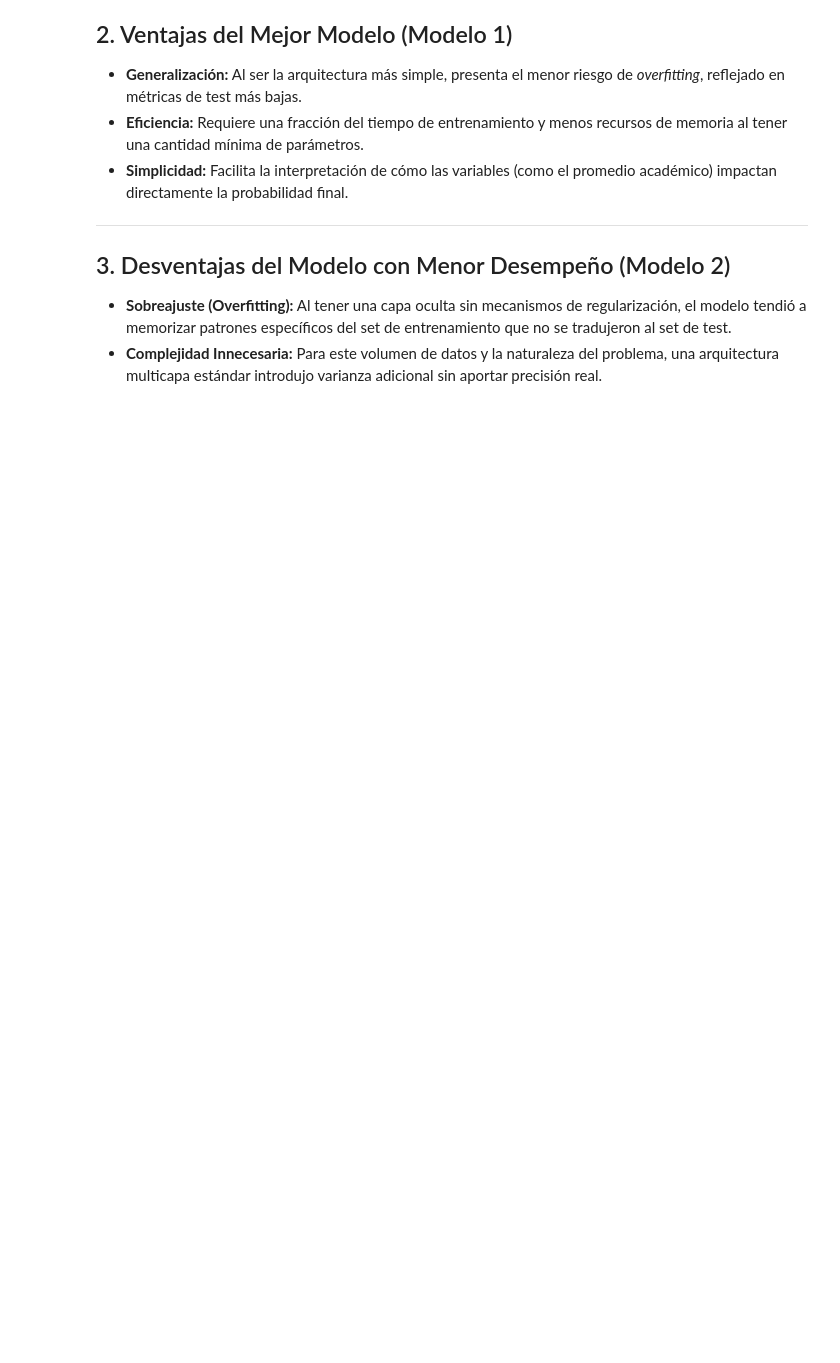
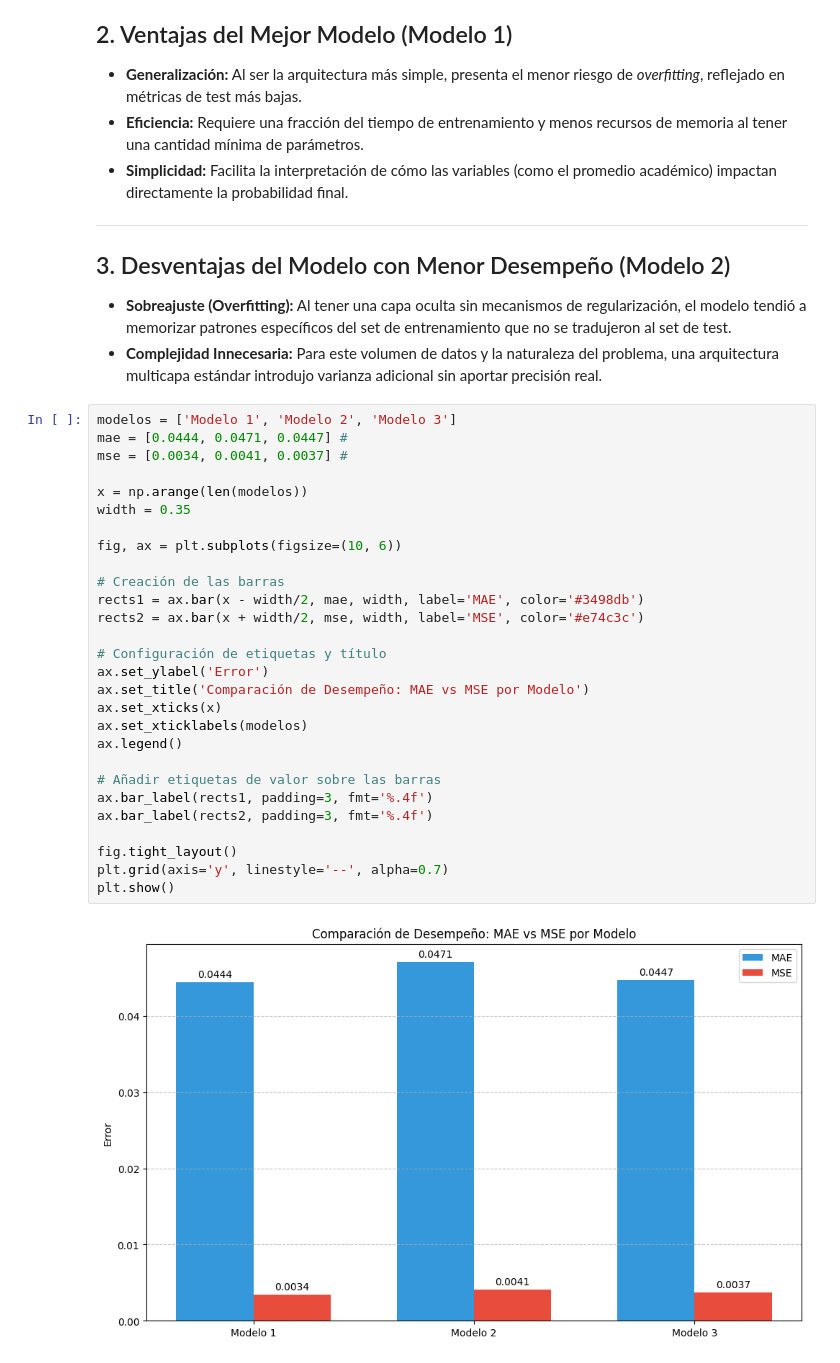
Before and after one commit to dianagar9527/Grupo_27_ML, a Jupyter notebook: Semana 6/S6TC1-Redes_Neuronales.ipynb, the cells around one changed output. Saved outputs shown, nothing was run; the diff lists cells and outputs as text; blank space fills up the shorter version.

```diff
--- a/Semana 6/S6TC1-Redes_Neuronales.ipynb
+++ b/Semana 6/S6TC1-Redes_Neuronales.ipynb
@@ -246,3 +246,33 @@ Tras evaluar las tres arquitecturas para predecir la probabilidad de admisión b
 
 * **Sobreajuste (Overfitting):** Al tener una capa oculta sin mecanismos de regularización, el modelo tendió a memorizar patrones específicos del set de entrenamiento que no se tradujeron al set de test.
 * **Complejidad Innecesaria:** Para este volumen de datos y la naturaleza del problema, una arquitectura multicapa estándar introdujo varianza adicional sin aportar precisión real.
+# %%
+modelos = ['Modelo 1', 'Modelo 2', 'Modelo 3']
+mae = [0.0444, 0.0471, 0.0447] #
+mse = [0.0034, 0.0041, 0.0037] #
+
+x = np.arange(len(modelos))
+width = 0.35
+
+fig, ax = plt.subplots(figsize=(10, 6))
+
+# Creación de las barras
+rects1 = ax.bar(x - width/2, mae, width, label='MAE', color='#3498db')
+rects2 = ax.bar(x + width/2, mse, width, label='MSE', color='#e74c3c')
+
+# Configuración de etiquetas y título
+ax.set_ylabel('Error')
+ax.set_title('Comparación de Desempeño: MAE vs MSE por Modelo')
+ax.set_xticks(x)
+ax.set_xticklabels(modelos)
+ax.legend()
+
+# Añadir etiquetas de valor sobre las barras
+ax.bar_label(rects1, padding=3, fmt='%.4f')
+ax.bar_label(rects2, padding=3, fmt='%.4f')
+
+fig.tight_layout()
+plt.grid(axis='y', linestyle='--', alpha=0.7)
+plt.show()
+# %% [output]
+[figure, added]
```
